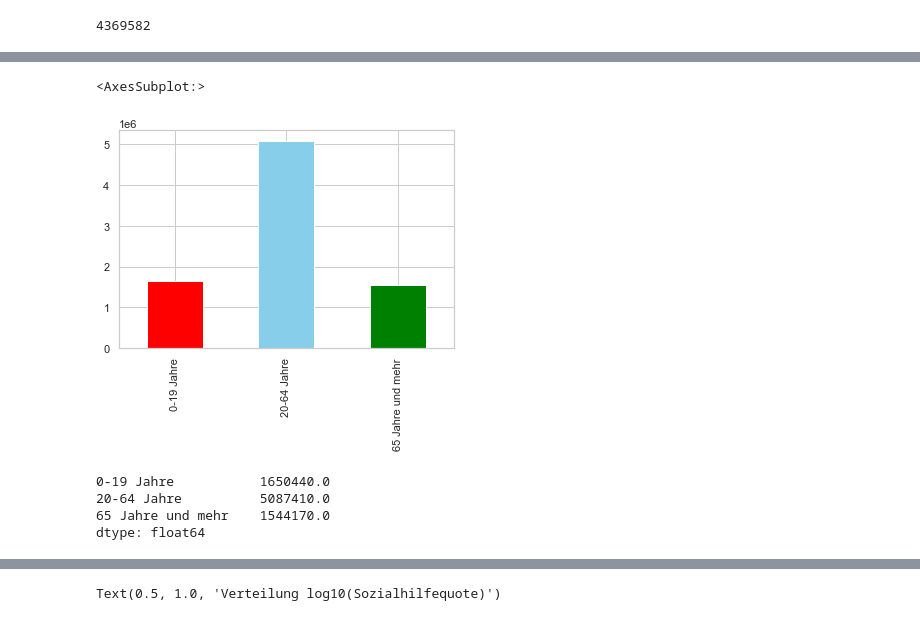
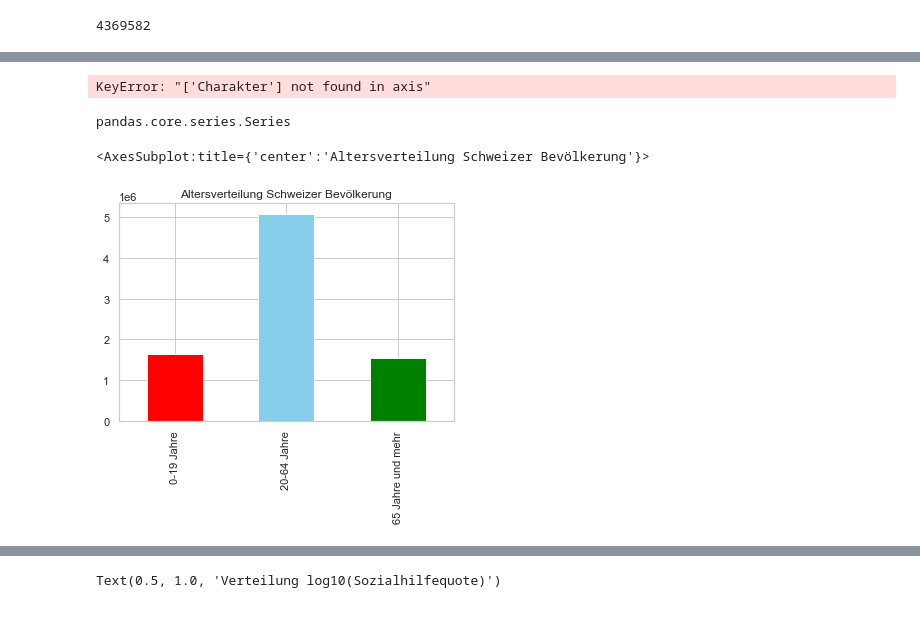
Before and after one commit to BlessMario/Gruppenarbeit1, a Jupyter notebook: Analyse Gemeinden.ipynb, the cells around one changed output, grey strips where cells are left out. Drawn from its saved outputs; the diff is of its cells as text; code cells hidden in the pictures.

```diff
--- a/Analyse Gemeinden.ipynb
+++ b/Analyse Gemeinden.ipynb
@@ -193,0 +237,5 @@ einwohner_verteilung_alter
+# %%
+einwohner_verteilung_alter_percent.drop('Charakter', axis=1)
+#labels = einwohner_verteilung_alter_percent.loc['Character']
+# %% [output]
+KeyError: "['Charakter'] not found in axis"
@@ -194,14 +260,10 @@ einwohner_verteilung_alter
+# %%
+einwohner_verteilung_alter2 = einwohner_verteilung_alter.sum(axis=0)
+type(einwohner_verteilung_alter2)
+# %% [output]
+pandas.core.series.Series
 # %%
-einwohner_verteilung_alter2.plot(kind='bar', stacked=True, color=['red', 'skyblue', 'green'])
+einwohner_verteilung_alter2.plot(kind='bar', stacked=True, color=['red', 'skyblue', 'green'], title='Altersverteilung Schweizer Bevölkerung')
 # %% [output]
-<AxesSubplot:>
+<AxesSubplot:title={'center':'Altersverteilung Schweizer Bevölkerung'}>
-[figure, old version]
+[figure, new version]
-# %%
-
-einwohner_verteilung_alter2 = einwohner_verteilung_alter.sum(axis=0)
-einwohner_verteilung_alter2
-# %% [output]
-0-19 Jahre           1650440.0
-20-64 Jahre          5087410.0
-65 Jahre und mehr    1544170.0
-dtype: float64
```
Also changed, not shown: parts of 17 cells of this notebook.
